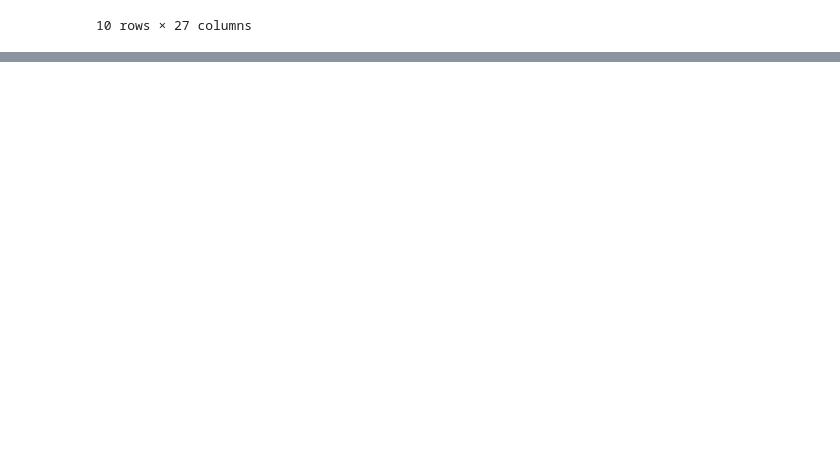
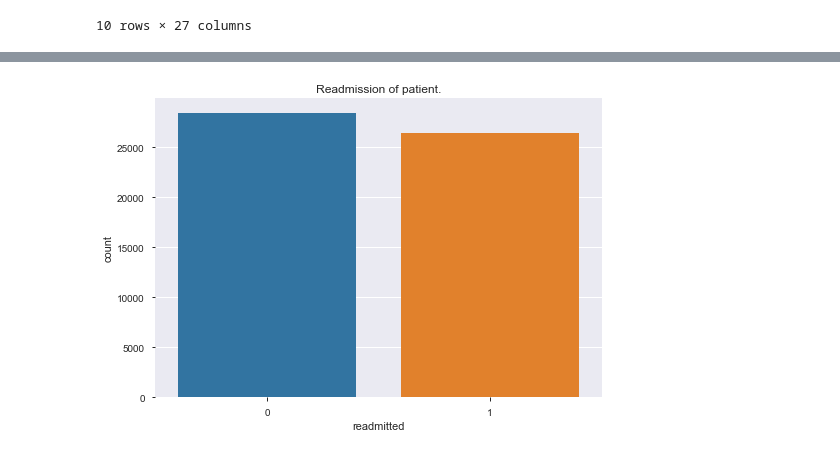
Before and after one commit to gauravkantrod/GLProject, a Jupyter notebook: Diabetes.ipynb, the cells around one changed output, grey strips where cells are left out. Drawn from its saved outputs; the diff is of its cells as text; code cells hidden in the pictures; blank space fills up the shorter version.

```diff
--- a/Diabetes.ipynb
+++ b/Diabetes.ipynb
@@ -506,0 +694,6 @@ df_with_med.to_excel("df_with_med.xlsx")
+# %%
+sns.countplot(df_with_med['readmitted'])
+plt.title('Readmission of patient.')
+plt.show()
+# %% [output]
+[figure, added]
```
Also changed, not shown: parts of 31 cells of this notebook, 2 other files.
